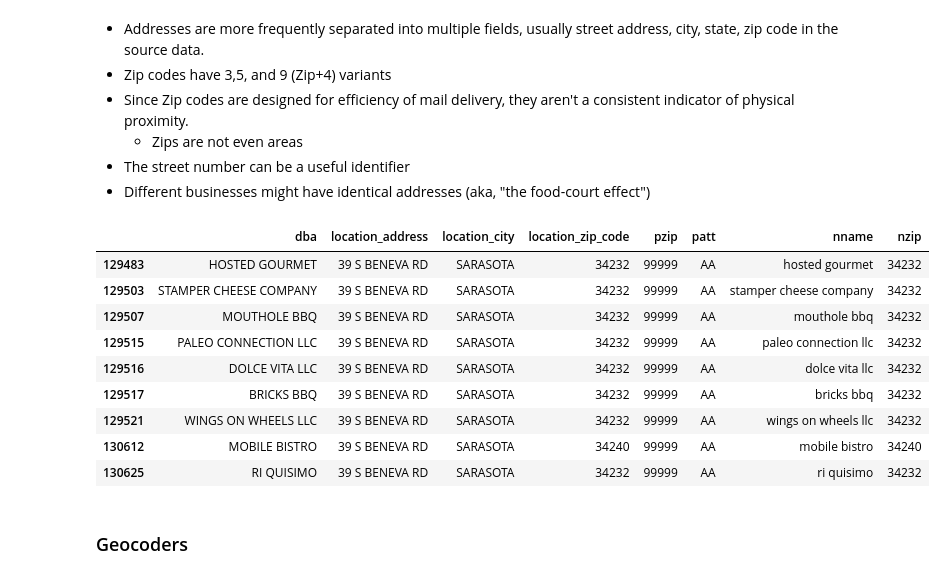
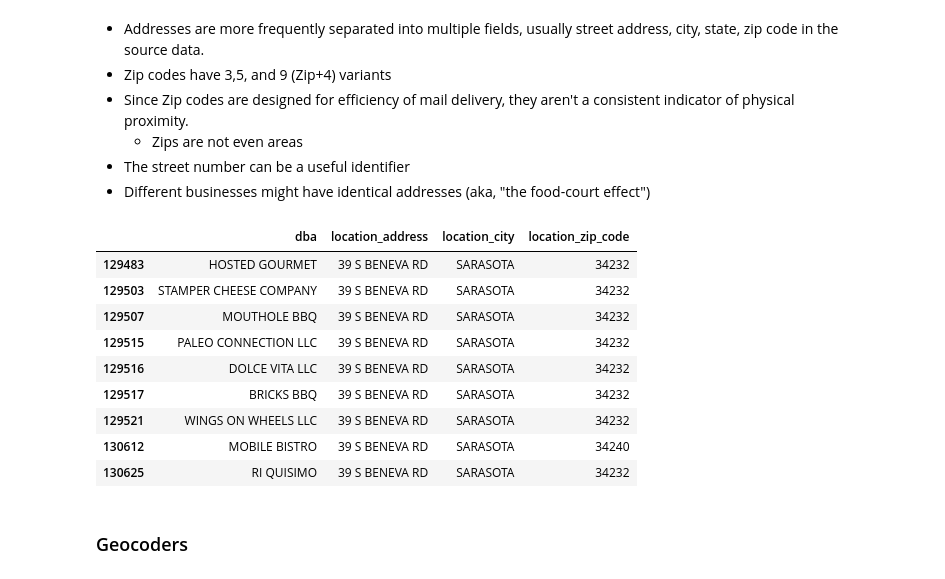
Before and after one commit to mikemull/Notebooks, a Jupyter notebook: PyDataNYCSlides.ipynb, the cells around one changed output. Saved outputs shown, nothing was run; the diff lists cells and outputs as text; code cells hidden in the pictures.

```diff
--- a/PyDataNYCSlides.ipynb
+++ b/PyDataNYCSlides.ipynb
@@ -43,11 +40,19 @@ $$
 import pandas as pd
 # Wage data, drop everything but unique name and addresses, and filter to only Florida.
 df_oge = pd.read_csv('./data/ogesdw.whd.whisard.fl.csv')
-df_oge_a_fl = df_oge[['trade_nm', 'legal_name', 'street_addr_1_txt', 'cty_nm', 'st_cd', 'zip_cd']].drop_duplicates()
+df_oge_a_fl = df_oge[['trade_nm',
+                      'legal_name',
+                      'street_addr_1_txt',
+                      'cty_nm',
+                      'st_cd',
+                      'zip_cd']].drop_duplicates()
 
 # Florida restaurant inspection data.  Drop everything but unique name and addresses
 df_fl = pd.read_csv('./data/fl.restaurant-inspections.csv')
-df_fl_a = df_fl[['dba', 'location_address', 'location_city', 'location_zip_code']].drop_duplicates()
+df_fl_a = df_fl[['dba',
+                 'location_address',
+                 'location_city',
+                 'location_zip_code']].drop_duplicates()
 # %% [markdown]
 ## Data Exploration and Profiling
 # %%
@@ -80,10 +86,12 @@ memory usage: 2.0+ MB
 # %%
 t={ord(x): y for (x, y) in zip('0123456789', '9999999999')}
 
-df_fl_a['pzip'] =  df_fl_a.location_zip_code.apply(lambda x: x.translate(t) if pd.notnull(x) else x)
+def zip_trans(z): return z.translate(t) if pd.notnull(z) else z
+
+df_fl_a['pzip'] =  df_fl_a.location_zip_code.apply(zip_trans)
 print(df_fl_a.groupby('pzip').size())
 
-df_oge_a_fl['pzip'] =  df_oge_a_fl.zip_cd.apply(lambda x: str(int(x)).translate(t) if pd.notnull(x) else x)
+df_oge_a_fl['pzip'] =  df_oge_a_fl.zip_cd.apply(lambda x: zip_trans(str(int(x))))
 print(df_oge_a_fl.groupby('pzip').size())
 # %% [output]
 pzip
@@ -123,4 +146,6 @@ dtype: int64
 # %%
-df_fl_a['patt'] = df_fl_a.dba.apply(lambda x: leading_patt(x) if pd.notnull(x) else 'NONE')
-df_fl_a.groupby('patt').size()
+%matplotlib inline
+import matplotlib.pyplot as plt
+
+_ = plt.hist(df_fl_a.dba.apply(lambda x: len(x) if pd.notnull(x) else 0))
 # %% [output]
@@ -144,10 +152,0 @@ dtype: int64
-# %%
-# Process name and zip code fields
-df_fl_a['nname'] = df_fl_a.dba.apply(lambda x:x.lower().translate({None:"'.,"}) if pd.notnull(x) else '')
-df_oge_a_fl['nname'] = df_oge_a_fl.trade_nm.apply(lambda x:x.lower().translate({None:"'.,"}) if pd.notnull(x) else '')
-df_fl_a['nzip'] = df_fl_a.location_zip_code.apply(lambda x:x[0:5] if pd.notnull(x) else x)
-df_oge_a_fl['nzip'] = df_oge_a_fl.zip_cd.apply(lambda x: str(int(x)))
-
-# Merge on name and zip
-dfmz = df_fl_a.merge(df_oge_a_fl, on=['nname', 'nzip'])
-dfmz[['nname','nzip', 'location_address', 'street_addr_1_txt']].sort('nname').head(10)
@@ -431,18 +347,21 @@ HumanName('BREGGER RICHARD A')
 - The street number can be a useful identifier
 - Different businesses might have identical addresses (aka, "the food-court effect")
 # %%
-df_fl_a[df_fl_a.location_address=='39 S BENEVA RD']
+df_fl_a[df_fl_a.location_address=='39 S BENEVA RD'][['dba',
+                     'location_address',
+                     'location_city',
+                     'location_zip_code']]
 # %% [output]
-|  | dba | location_address | location_city | location_zip_code | pzip | patt | nname | nzip |
-| 129483 | HOSTED GOURMET | 39 S BENEVA RD | SARASOTA | 34232 | 99999 | AA | hosted gourmet | 34232 |
-| 129503 | STAMPER CHEESE COMPANY | 39 S BENEVA RD | SARASOTA | 34232 | 99999 | AA | stamper cheese company | 34232 |
-| 129507 | MOUTHOLE BBQ | 39 S BENEVA RD | SARASOTA | 34232 | 99999 | AA | mouthole bbq | 34232 |
-| 129515 | PALEO CONNECTION LLC | 39 S BENEVA RD | SARASOTA | 34232 | 99999 | AA | paleo connection llc | 34232 |
-| 129516 | DOLCE VITA LLC | 39 S BENEVA RD | SARASOTA | 34232 | 99999 | AA | dolce vita llc | 34232 |
-| 129517 | BRICKS BBQ | 39 S BENEVA RD | SARASOTA | 34232 | 99999 | AA | bricks bbq | 34232 |
-| 129521 | WINGS ON WHEELS LLC | 39 S BENEVA RD | SARASOTA | 34232 | 99999 | AA | wings on wheels llc | 34232 |
-| 130612 | MOBILE BISTRO | 39 S BENEVA RD | SARASOTA | 34240 | 99999 | AA | mobile bistro | 34240 |
-| 130625 | RI QUISIMO | 39 S BENEVA RD | SARASOTA | 34232 | 99999 | AA | ri quisimo | 34232 |
+|  | dba | location_address | location_city | location_zip_code |
+| 129483 | HOSTED GOURMET | 39 S BENEVA RD | SARASOTA | 34232 |
+| 129503 | STAMPER CHEESE COMPANY | 39 S BENEVA RD | SARASOTA | 34232 |
+| 129507 | MOUTHOLE BBQ | 39 S BENEVA RD | SARASOTA | 34232 |
+| 129515 | PALEO CONNECTION LLC | 39 S BENEVA RD | SARASOTA | 34232 |
+| 129516 | DOLCE VITA LLC | 39 S BENEVA RD | SARASOTA | 34232 |
+| 129517 | BRICKS BBQ | 39 S BENEVA RD | SARASOTA | 34232 |
+| 129521 | WINGS ON WHEELS LLC | 39 S BENEVA RD | SARASOTA | 34232 |
+| 130612 | MOBILE BISTRO | 39 S BENEVA RD | SARASOTA | 34240 |
+| 130625 | RI QUISIMO | 39 S BENEVA RD | SARASOTA | 34232 |
 # %% [markdown]
 ### Geocoders
 # %% [markdown]
```
Also changed, not shown: parts of 19 cells of this notebook, 11 other files.
